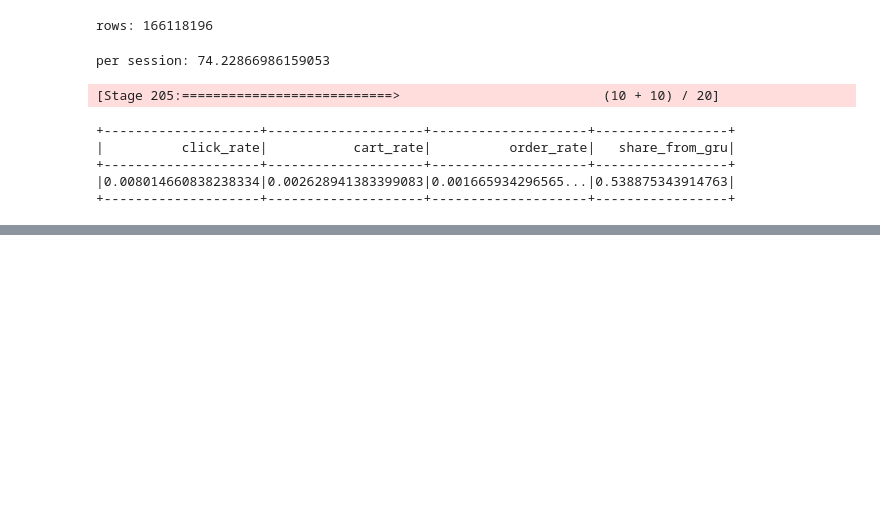
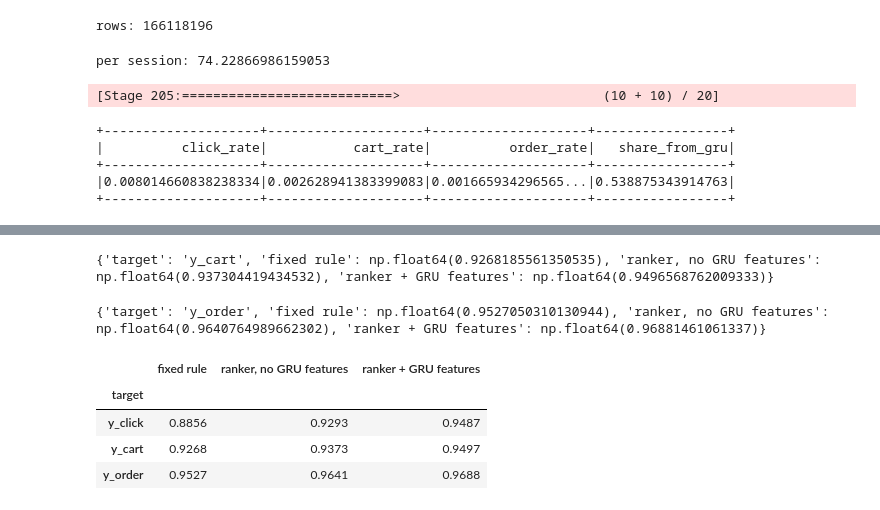
Before and after one commit to omshivbhosale/otto-two-stage-recommender, a Jupyter notebook: notebooks/02_baselines.ipynb, the cells around one changed output, grey strips where cells are left out. Drawn from its saved outputs; the diff is of its cells as text; code cells hidden in the pictures; blank space fills up the shorter version.

```diff
--- a/notebooks/02_baselines.ipynb
+++ b/notebooks/02_baselines.ipynb
@@ -553,0 +614,73 @@ per session: 74.22866986159053
+# %%
+import lightgbm as lgb
+
+BASE_FEATURES = [
+    "hist_rank", "cov_score", "cov_rank", "pop_rank",
+    "n_clicks", "n_carts", "n_orders",
+    "sess_len", "sess_items",
+    "item_clicks", "item_carts", "item_orders",
+    "secs_since",
+]
+GRU_FEATURES = BASE_FEATURES + ["gru_rank", "gru_sim", "sim_all"]
+TARGETS = ["y_click", "y_cart", "y_order"]
+
+rng = np.random.default_rng(0)
+all_sessions = df["session"].unique()
+valid_sessions = set(rng.choice(all_sessions, size=len(all_sessions) // 5, replace=False))
+is_valid = df["session"].isin(valid_sessions)
+train_df, valid_df = df[~is_valid], df[is_valid].copy()
+
+# fixed rule: history, then bought-together, then GRU, then popular
+valid_df["rule"] = np.select(
+    [valid_df["hist_rank"].notna(), valid_df["cov_rank"].notna(), valid_df["gru_rank"].notna()],
+    [1000 - valid_df["hist_rank"], 500 - valid_df["cov_rank"], 300 - valid_df["gru_rank"]],
+    default=100 - valid_df["pop_rank"].fillna(99),
+)
+
+
+def recall20(d, score_col, y):
+    rk = d.groupby("session")[score_col].rank(ascending=False, method="first")
+    hits = d[rk <= 20].groupby("session")[y].sum()
+    pos = d.groupby("session")[y].sum()
+    pos = pos[pos > 0]
+    return hits.reindex(pos.index, fill_value=0).sum() / np.minimum(pos, 20).sum()
+
+
+def with_positives(d, y):
+    return d[d.groupby("session")[y].transform("max") > 0]
+
+
+def train_ranker(features, y):
+    t, v = with_positives(train_df, y), with_positives(valid_df, y)
+    model = lgb.LGBMRanker(
+        objective="lambdarank", n_estimators=300, learning_rate=0.05,
+        num_leaves=63, min_child_samples=50, verbose=-1,
+    )
+    model.fit(
+        t[features], t[y], group=t.groupby("session", sort=False).size().to_numpy(),
+        eval_set=[(v[features], v[y])],
+        eval_group=[v.groupby("session", sort=False).size().to_numpy()],
+        eval_at=[20],
+        callbacks=[lgb.early_stopping(30, verbose=False)],
+    )
+    return model
+
+
+models, rows = {}, []
+for y in TARGETS:
+    base = train_ranker(BASE_FEATURES, y)
+    full = train_ranker(GRU_FEATURES, y)
+    models[y] = full
+    valid_df[f"base_{y}"] = base.predict(valid_df[BASE_FEATURES])
+    valid_df[f"full_{y}"] = full.predict(valid_df[GRU_FEATURES])
+    rows.append({
+        "target": y,
+        "fixed rule": recall20(valid_df, "rule", y),
+        "ranker, no GRU features": recall20(valid_df, f"base_{y}", y),
+        "ranker + GRU features": recall20(valid_df, f"full_{y}", y),
+    })
+    print(rows[-1])
+
+results = pd.DataFrame(rows).set_index("target").round(4)
+results
+# %% [output]
@@ -553,0 +688,7 @@ per session: 74.22866986159053
+{'target': 'y_cart', 'fixed rule': np.float64(0.9268185561350535), 'ranker, no GRU features': np.float64(0.937304419434532), 'ranker + GRU features': np.float64(0.9496568762009333)}
+{'target': 'y_order', 'fixed rule': np.float64(0.9527050310130944), 'ranker, no GRU features': np.float64(0.9640764989662302), 'ranker + GRU features': np.float64(0.96881461061337)}
+|  | fixed rule | ranker, no GRU features | ranker + GRU features |
+| target |  |  |  |
+| y_click | 0.8856 | 0.9293 | 0.9487 |
+| y_cart | 0.9268 | 0.9373 | 0.9497 |
+| y_order | 0.9527 | 0.9641 | 0.9688 |
```
Also changed, not shown: parts of 9 cells of this notebook.
